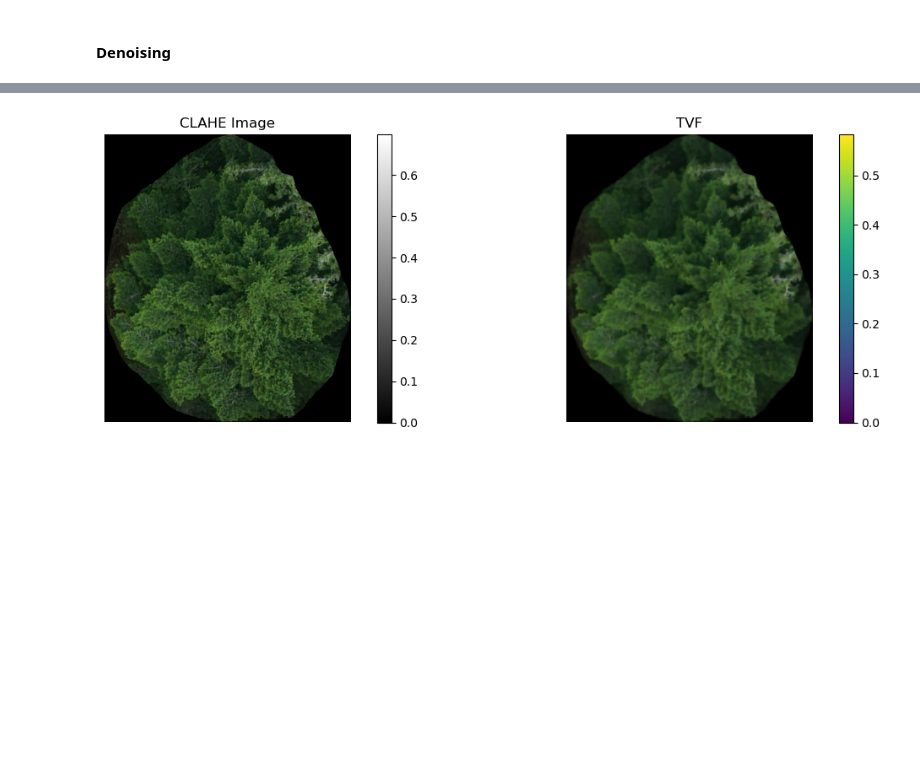
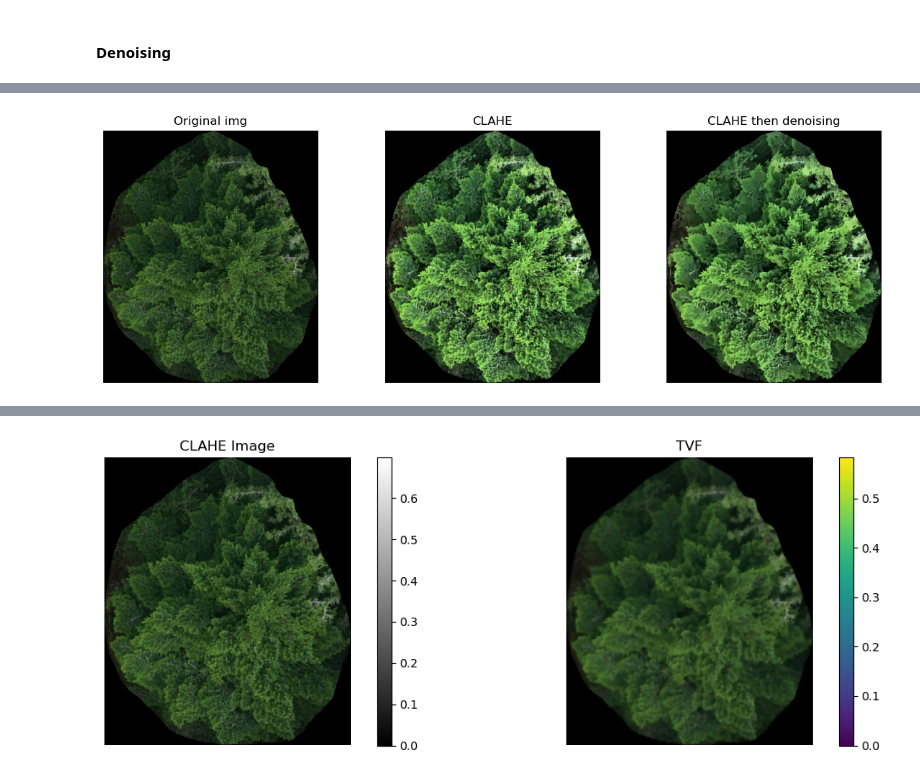
Before and after one commit to zeppehpt1/treeclust, a Jupyter notebook: notebooks/02_preprocessing_images.ipynb, the cells around one changed output, grey strips where cells are left out. Cells and saved outputs as stored; diff of their text form; code cells hidden in the pictures; blank space fills up the shorter version.

```diff
--- a/notebooks/02_preprocessing_images.ipynb
+++ b/notebooks/02_preprocessing_images.ipynb
@@ -39,0 +58,32 @@ plt.show()
+# %%
+img_c = img
+
+fig, (ax0, ax1, ax2) = plt.subplots(ncols=3, figsize=(12, 4),
+                               sharex=True, sharey=True)
+
+img0 = cv2.cvtColor(img_c, cv2.COLOR_BGR2RGB)
+img0 = ax0.imshow(img0, cmap=plt.cm.gray)
+ax0.set_title("Original img")
+ax0.axis("off")
+
+img1 = cv2.cvtColor(img_c, cv2.COLOR_BGR2RGB)
+img1 = ax1.imshow(skie.equalize_adapthist(img1))
+ax1.set_title("CLAHE")
+ax1.axis("off")
+
+img2 = cv2.cvtColor(img_c, cv2.COLOR_BGR2RGB)
+img2 = skie.equalize_adapthist(img2)
+img2 = cv2.normalize(img2, None, alpha = 0, beta = 255, norm_type = cv2.NORM_MINMAX, dtype = cv2.CV_32F)
+img2 = img2.astype(np.uint8)
+img2 = cv2.cvtColor(img2, cv2.COLOR_RGB2BGR)
+img2 = cv2.fastNlMeansDenoisingColored(img2, None,10,10,7,21)
+img2 = cv2.cvtColor(img2, cv2.COLOR_BGR2RGB)
+img2 = ax2.imshow(img2, cmap=plt.cm.gray)
+ax2.set_title("CLAHE then denoising")
+ax2.axis("off")
+
+fig.tight_layout()
+
+plt.show()
+# %% [output]
+[figure, added]
```
Also changed, not shown: parts of 9 cells of this notebook, 13 other files.
